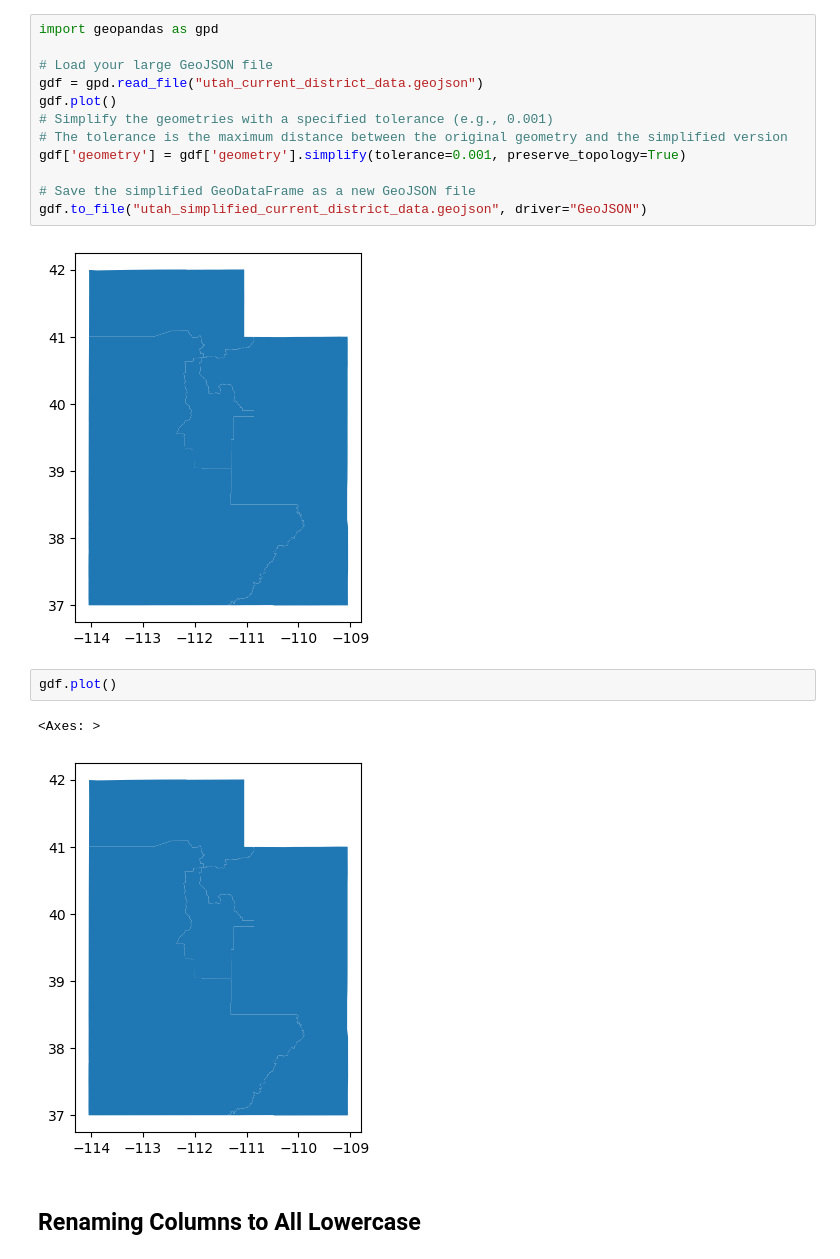
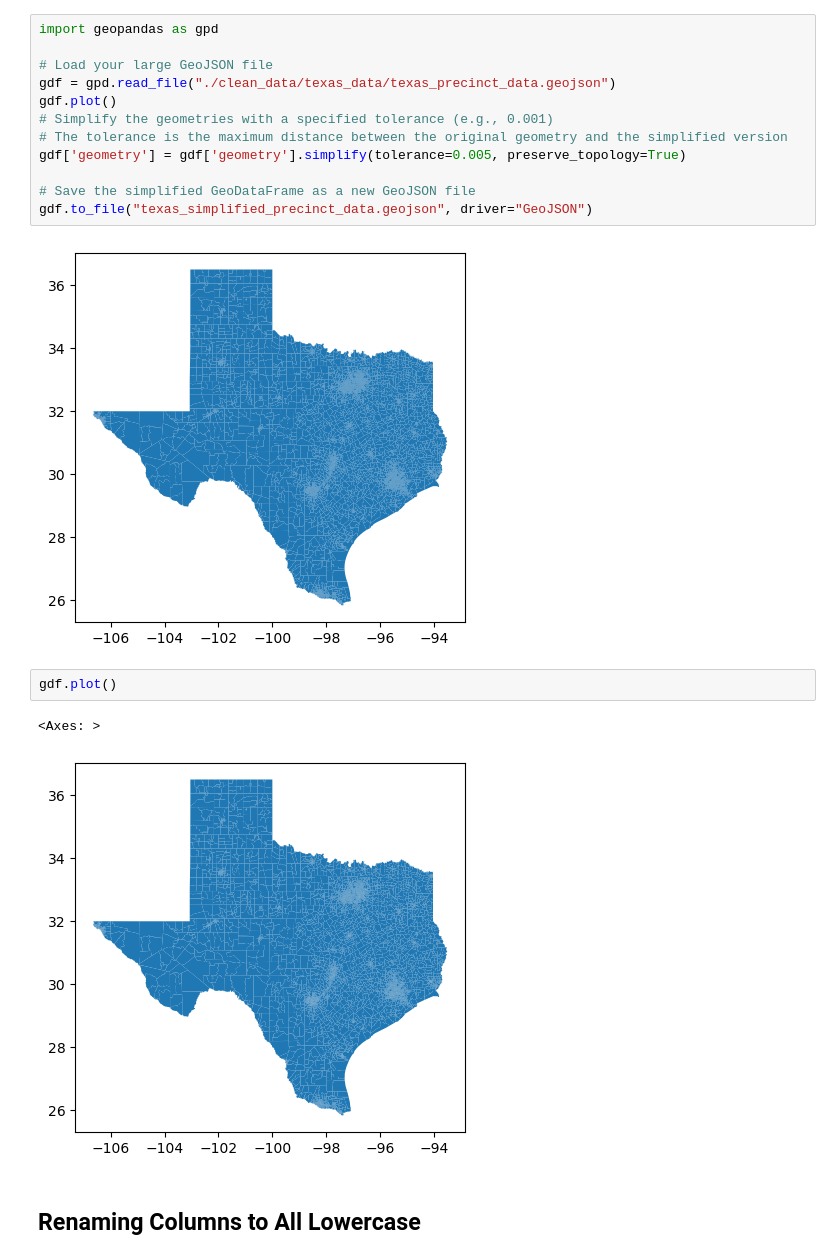
Before and after one commit to Ktuzinowski/CSE416-Project, a Jupyter notebook: preprocessing/smaller_utah_data.ipynb, the cells around one changed output. Cells and saved outputs as stored; diff of their text form.

```diff
--- a/preprocessing/smaller_utah_data.ipynb
+++ b/preprocessing/smaller_utah_data.ipynb
@@ -1,22 +1,22 @@
 # %%
 import geopandas as gpd
 
 # Load your large GeoJSON file
-gdf = gpd.read_file("utah_current_district_data.geojson")
+gdf = gpd.read_file("./clean_data/texas_data/texas_precinct_data.geojson")
 gdf.plot()
 # Simplify the geometries with a specified tolerance (e.g., 0.001)
 # The tolerance is the maximum distance between the original geometry and the simplified version
-gdf['geometry'] = gdf['geometry'].simplify(tolerance=0.001, preserve_topology=True)
+gdf['geometry'] = gdf['geometry'].simplify(tolerance=0.005, preserve_topology=True)
 
 # Save the simplified GeoDataFrame as a new GeoJSON file
-gdf.to_file("utah_simplified_current_district_data.geojson", driver="GeoJSON")
+gdf.to_file("texas_simplified_precinct_data.geojson", driver="GeoJSON")
 # %% [output]
-[figure, old version]
+[figure, new version]
 # %%
 gdf.plot()
 # %% [output]
 <Axes: >
-[figure, old version]
+[figure, new version]
 # %% [markdown]
 ## Renaming Columns to All Lowercase
 # %% [markdown]
```
Also changed, not shown: parts of 3 cells of this notebook, 1 other file.
